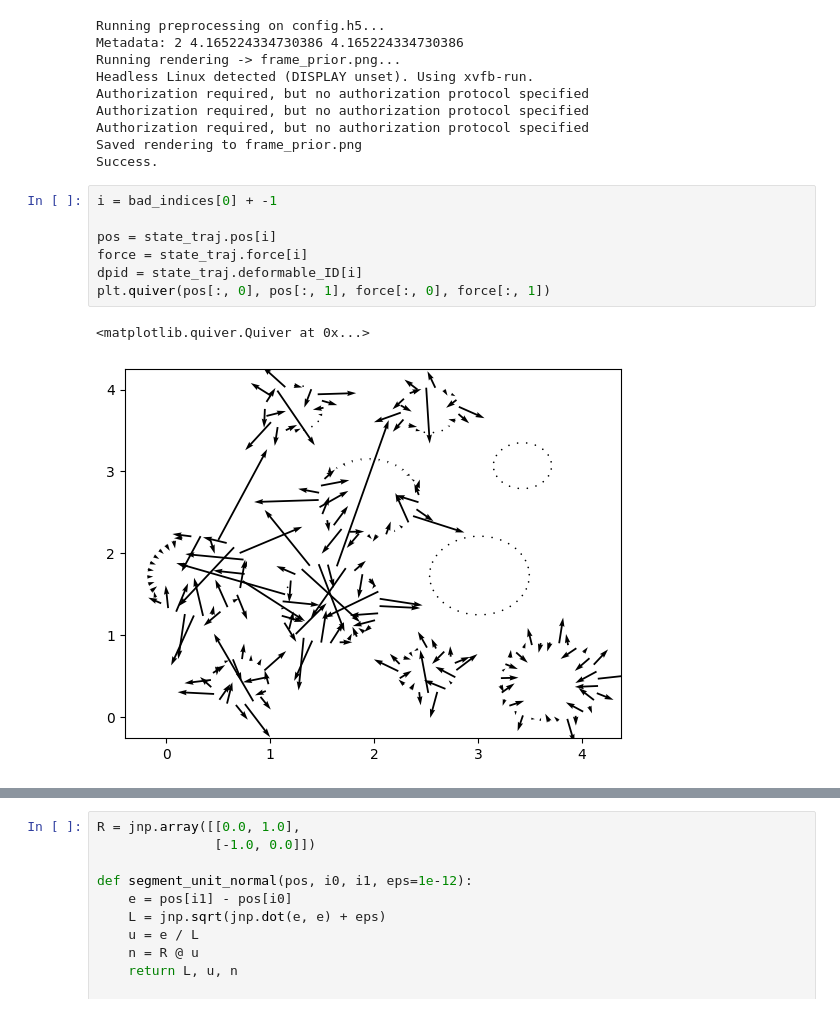
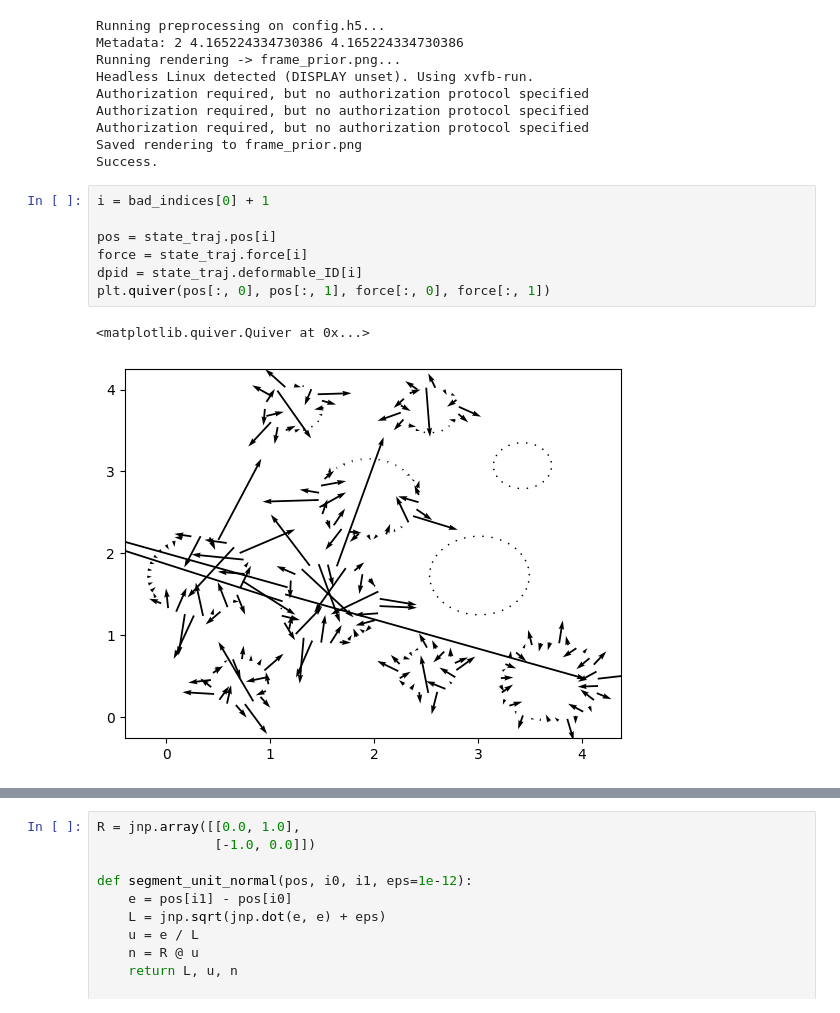
Before and after one commit to mmccraw98/notebooks-spring-26, a Jupyter notebook: 01/grant/test-dp-energy-conservation/manual_check.ipynb, the cells around one changed output, grey strips where cells are left out. Cells and saved outputs as stored; diff of their text form.

```diff
--- a/01/grant/test-dp-energy-conservation/manual_check.ipynb
+++ b/01/grant/test-dp-energy-conservation/manual_check.ipynb
@@ -69,12 +72,12 @@ Authorization required, but no authorization protocol specified
 Saved rendering to frame_prior.png
 Success.
 # %%
-i = bad_indices[0] + -1
+i = bad_indices[0] + 1
 
 pos = state_traj.pos[i]
 force = state_traj.force[i]
 dpid = state_traj.deformable_ID[i]
 plt.quiver(pos[:, 0], pos[:, 1], force[:, 0], force[:, 1])
 # %% [output]
 <matplotlib.quiver.Quiver at 0x...>
-[figure, old version]
+[figure, new version]
```
Also changed, not shown: parts of 3 cells of this notebook, 1 other file.
